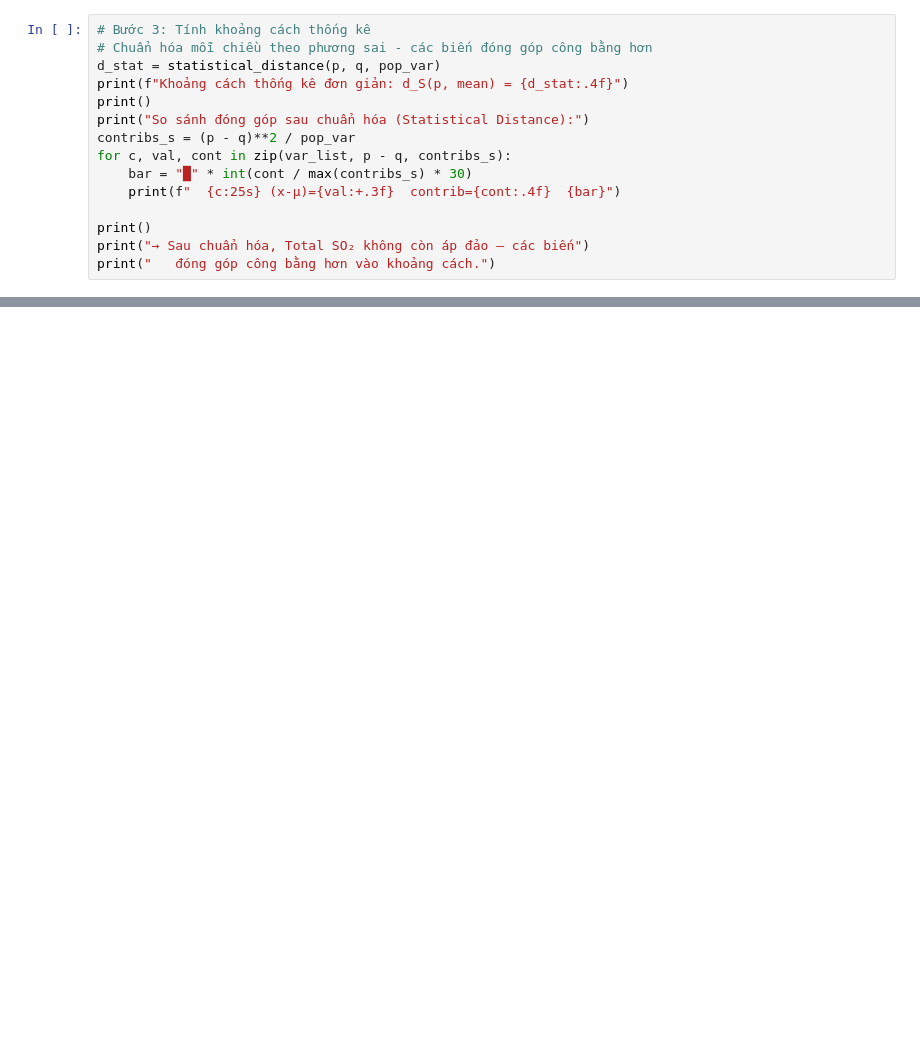
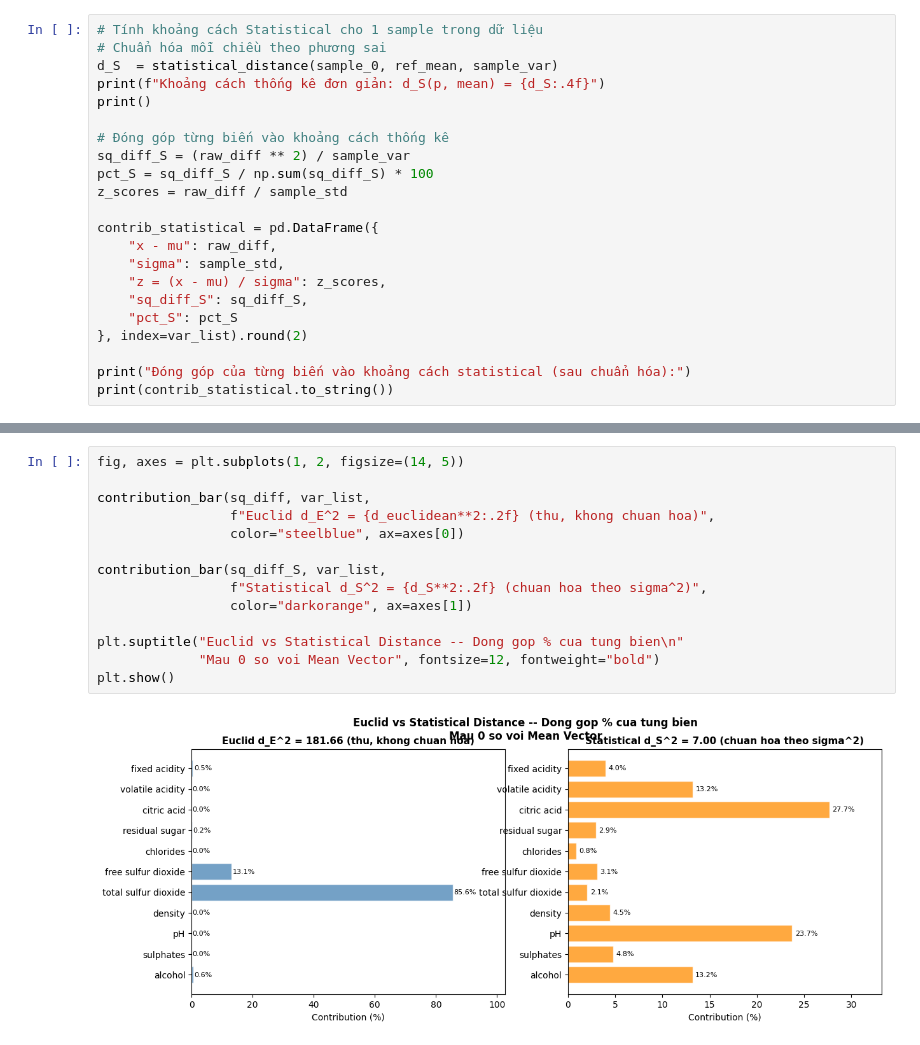
Before and after one commit to ducan0206/Multivariate-Statistical-Analysis, a Jupyter notebook: notebooks/03_statistical_distance.ipynb, the cells around one changed output, grey strips where cells are left out. Saved outputs shown, nothing was run; the diff lists cells and outputs as text; blank space fills up the shorter version.

```diff
--- a/notebooks/03_statistical_distance.ipynb
+++ b/notebooks/03_statistical_distance.ipynb
@@ -77,16 +176,23 @@ Khi $A = S^{-1}$ (nghịch đảo ma trận hiệp phương sai) → **khoảng
 # %%
-# Bước 3: Tính khoảng cách thống kê
-# Chuẩn hóa mỗi chiều theo phương sai - các biến đóng góp công bằng hơn
-d_stat = statistical_distance(p, q, pop_var)
-print(f"Khoảng cách thống kê đơn giản: d_S(p, mean) = {d_stat:.4f}")
+# Tính khoảng cách Statistical cho 1 sample trong dữ liệu
+# Chuẩn hóa mỗi chiều theo phương sai
+d_S  = statistical_distance(sample_0, ref_mean, sample_var)
+print(f"Khoảng cách thống kê đơn giản: d_S(p, mean) = {d_S:.4f}")
 print()
-print("So sánh đóng góp sau chuẩn hóa (Statistical Distance):")
-contribs_s = (p - q)**2 / pop_var
-for c, val, cont in zip(var_list, p - q, contribs_s):
-    bar = "█" * int(cont / max(contribs_s) * 30)
-    print(f"  {c:25s} (x-μ)={val:+.3f}  contrib={cont:.4f}  {bar}")
 
-print()
-print("→ Sau chuẩn hóa, Total SO₂ không còn áp đảo — các biến")
-print("   đóng góp công bằng hơn vào khoảng cách.")
+# Đóng góp từng biến vào khoảng cách thống kê
+sq_diff_S = (raw_diff ** 2) / sample_var
+pct_S = sq_diff_S / np.sum(sq_diff_S) * 100
+z_scores = raw_diff / sample_std
+
+contrib_statistical = pd.DataFrame({
+    "x - mu": raw_diff,
+    "sigma": sample_std,
+    "z = (x - mu) / sigma": z_scores,
+    "sq_diff_S": sq_diff_S,
+    "pct_S": pct_S
+}, index=var_list).round(2)
+
+print("Đóng góp của từng biến vào khoảng cách statistical (sau chuẩn hóa):")
+print(contrib_statistical.to_string())
 # %% [output]
@@ -109,0 +214,16 @@ So sánh đóng góp sau chuẩn hóa (Statistical Distance):
+# %%
+fig, axes = plt.subplots(1, 2, figsize=(14, 5))
+
+contribution_bar(sq_diff, var_list,
+                 f"Euclid d_E^2 = {d_euclidean**2:.2f} (thu, khong chuan hoa)",
+                 color="steelblue", ax=axes[0])
+
+contribution_bar(sq_diff_S, var_list,
+                 f"Statistical d_S^2 = {d_S**2:.2f} (chuan hoa theo sigma^2)",
+                 color="darkorange", ax=axes[1])
+
+plt.suptitle("Euclid vs Statistical Distance -- Dong gop % cua tung bien\n"
+             "Mau 0 so voi Mean Vector", fontsize=12, fontweight="bold")
+plt.show()
+# %% [output]
+[figure, added]
```
Also changed, not shown: parts of 31 cells of this notebook.
